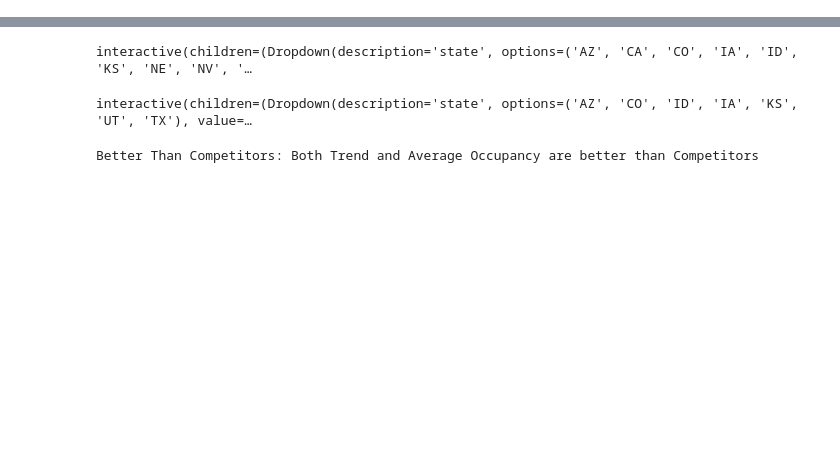
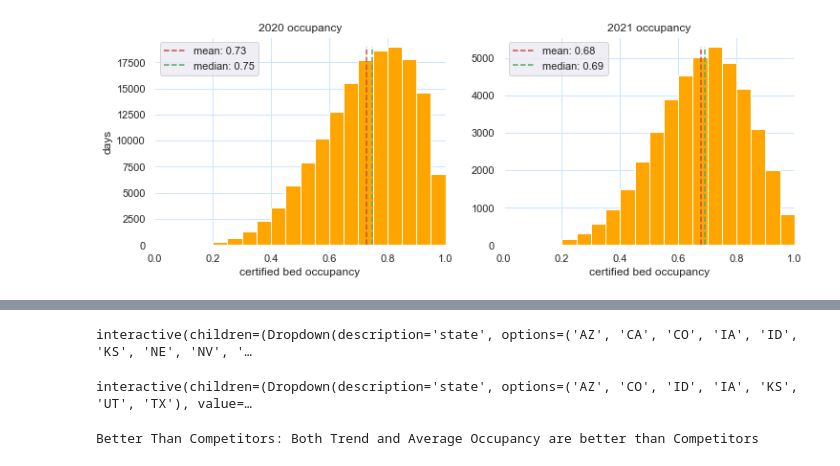
Before and after one commit to elee2021/pbj, a Jupyter notebook: occupancy_summary.ipynb, the cells around one changed output, grey strips where cells are left out. Drawn from its saved outputs; the diff is of its cells as text; code cells hidden in the pictures; blank space fills up the shorter version.

```diff
--- a/occupancy_summary.ipynb
+++ b/occupancy_summary.ipynb
@@ -37,0 +42,43 @@ ensign_color = '#0019FE'
+# %%
+# query_2020 = db.select([occupancy]).where(db.and_(occupancy.columns.ensign == False,
+#                                           occupancy.columns.year==2020))
+# query_2021 = db.select([occupancy]).where(db.and_(occupancy.columns.ensign == False,
+#                                           occupancy.columns.year==2021))
+query_2020 = db.select([occupancy]).where(db.and_(occupancy.columns.year==2020,
+                                                         occupancy.columns.occupancy<=1))
+query_2021 = db.select([occupancy]).where(db.and_(occupancy.columns.year==2021,
+                                                         occupancy.columns.occupancy<=1))
+df_2020 = pd.read_sql_query(query_2020, con=engine)
+df_2021 = pd.read_sql_query(query_2021, con=engine)
+fig, axes = plt.subplots(1, 2, figsize=(12,4))
+
+axes[0].set_facecolor((1, 1, 1))
+axes[1].set_facecolor((1, 1, 1))
+
+# y, x, _ = df_2020.hist('occupancy', bins=np.arange(0, df_2020['occupancy'].max() + 0.1, 0.05) , ax=axes[0])
+y, x, _ = axes[0].hist(x=df_2020['occupancy'], bins=np.arange(0, df_2020['occupancy'].max() + 0.1, 0.05), color='orange')
+axes[0].set_title('2020 occupancy')
+axes[0].set_xlabel('certified bed occupancy')
+axes[0].set_ylabel('days')
+axes[0].set_xlim(0,1)
+mean_2020 = df_2020['occupancy'].mean()
+median_2020 = df_2020['occupancy'].median()
+axes[0].vlines(mean_2020, ymin=0, ymax=y.max(), linestyles='dashed', color='r',
+              label=f'mean: {round(mean_2020,2)}')
+axes[0].vlines(median_2020, ymin=0, ymax=y.max(), linestyles='dashed', color='g',
+              label=f'median: {round(median_2020,2)}')
+axes[0].legend()
+
+y1, x1, _ = axes[1].hist(x=df_2021['occupancy'], bins=np.arange(0, df_2021['occupancy'].max() + 0.1, 0.05), color='orange')
+axes[1].set_title('2021 occupancy')
+axes[1].set_xlabel('certified bed occupancy')
+axes[1].set_xlim(0,1)
+mean_2021 = df_2021['occupancy'].mean()
+median_2021 = df_2021['occupancy'].median()
+axes[1].vlines(df_2021['occupancy'].mean(), ymin=0, ymax=y1.max(), linestyles='dashed', color='r',
+              label=f'mean: {round(mean_2021,2)}')
+axes[1].vlines(median_2021, ymin=0, ymax=y1.max(), linestyles='dashed', color='g',
+              label=f'median: {round(median_2021,2)}')
+axes[1].legend();
+# %% [output]
+[figure, added]
```
Also changed, not shown: parts of 3 cells of this notebook.
